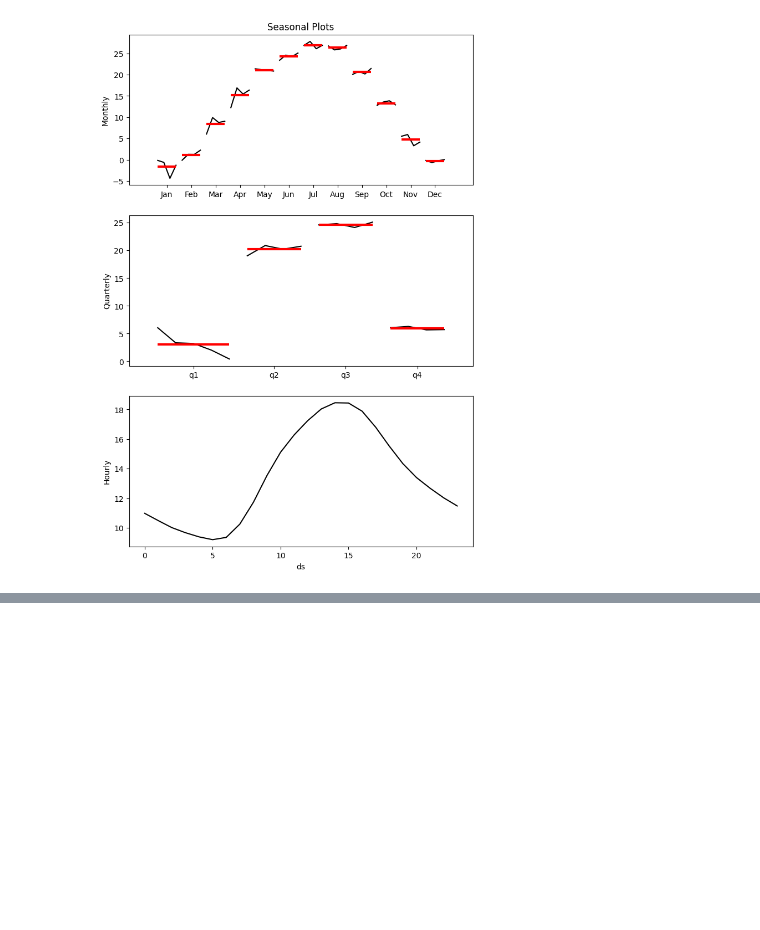
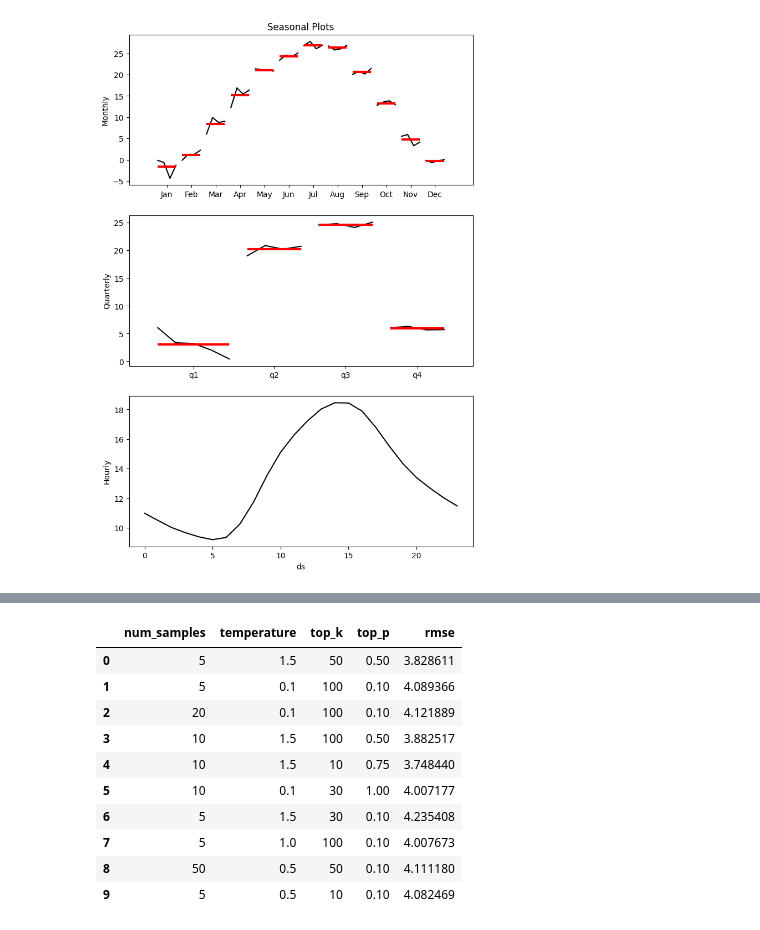
Before and after one commit to salgadosp/time_series, a Jupyter notebook: chronos/chronos.ipynb, the cells around one changed output, grey strips where cells are left out. Saved outputs shown, nothing was run; the diff lists cells and outputs as text; code cells hidden in the pictures; blank space fills up the shorter version.

```diff
--- a/chronos/chronos.ipynb
+++ b/chronos/chronos.ipynb
@@ -81,0 +103,3 @@ pipeline = ChronosPipeline.from_pretrained(
+# %%
+forecast_mean = torch.mean(torch.stack([f[0] for f in forecast]), dim = 0)
+forecast_mean
@@ -81,0 +199,15 @@ pipeline = ChronosPipeline.from_pretrained(
+# %%
+import random
+
+param_grid = {
+    'temperature': [0.1, 0.5, 1.0, 1.5],
+    'top_k': [10, 30, 50, 100],
+    'top_p': [0.1, 0.5, 0.75, 1.0],
+    'num_samples': [5, 10, 20, 50]
+}
+
+param_combinations = list(ParameterGrid(param_grid))
+
+random.seed(42)
+sampled_combinations = random.sample(param_combinations, 10)
+sampled_combinations
@@ -81,0 +261,16 @@ pipeline = ChronosPipeline.from_pretrained(
+# %%
+rmse_results = []
+
+for params in sampled_combinations:
+    results, _, _ = time_series_cv_tuning(pipeline,
+                                        df,
+                                        forecast_horizon,
+                                        stride,
+                                        start_date,
+                                        end_date,
+                                        params)
+
+    mean_rmse = np.mean([error for _, error in results])
+    rmse_results.append({**params, 'rmse': mean_rmse})
+
+    print('\n\n\n\n\n\n\n' + str(params) + '\n\n\n\n\n\n\n' + str(mean_rmse) + '\n\n\n\n\n\n\n')
@@ -81,0 +292,15 @@ pipeline = ChronosPipeline.from_pretrained(
+# %%
+rmse_df = pd.DataFrame(rmse_results)
+rmse_df
+# %% [output]
+|  | num_samples | temperature | top_k | top_p | rmse |
+| 0 | 5 | 1.5 | 50 | 0.50 | 3.828611 |
+| 1 | 5 | 0.1 | 100 | 0.10 | 4.089366 |
+| 2 | 20 | 0.1 | 100 | 0.10 | 4.121889 |
+| 3 | 10 | 1.5 | 100 | 0.50 | 3.882517 |
+| 4 | 10 | 1.5 | 10 | 0.75 | 3.748440 |
+| 5 | 10 | 0.1 | 30 | 1.00 | 4.007177 |
+| 6 | 5 | 1.5 | 30 | 0.10 | 4.235408 |
+| 7 | 5 | 1.0 | 100 | 0.10 | 4.007673 |
+| 8 | 50 | 0.5 | 50 | 0.10 | 4.111180 |
+| 9 | 5 | 0.5 | 10 | 0.10 | 4.082469 |
```
Also changed, not shown: parts of 17 cells of this notebook.
